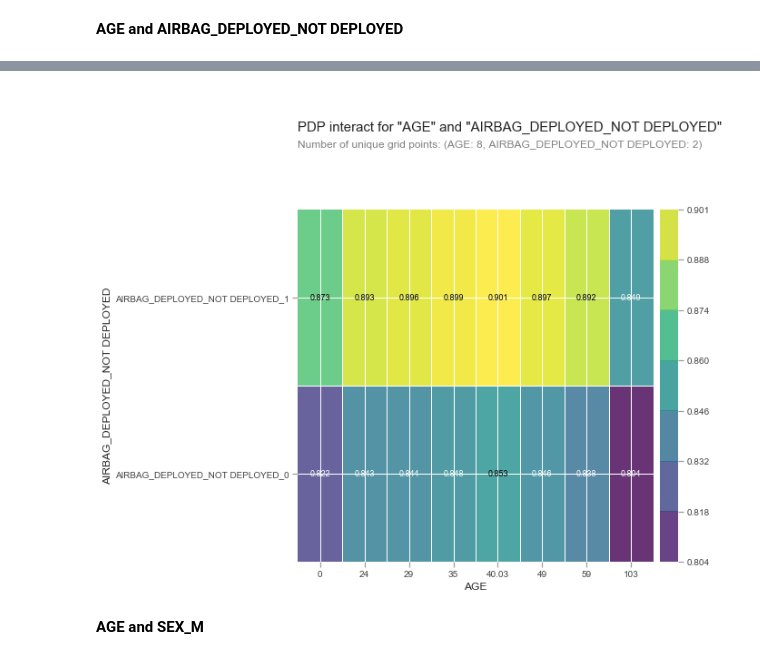
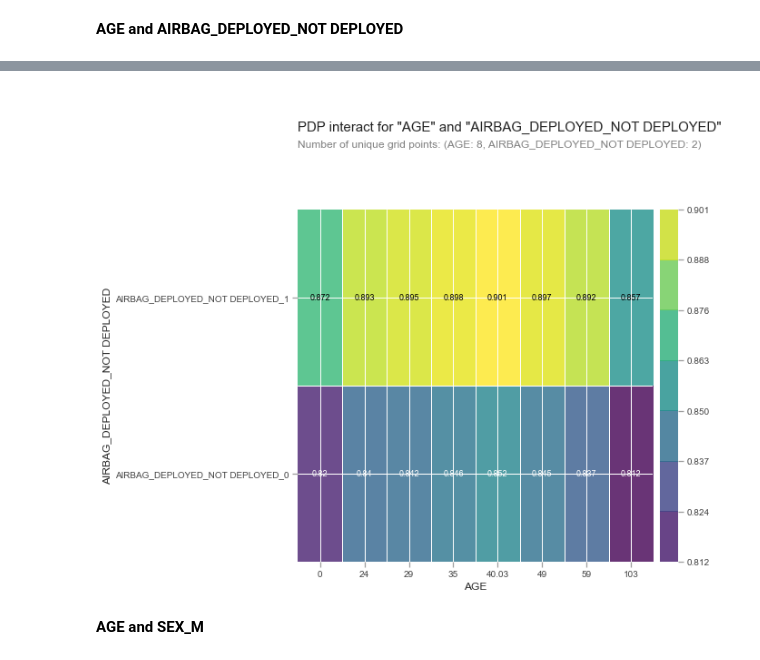
Before and after one commit to shantanu156/vision_zero_chicago_project, a Jupyter notebook: Sprint 3/Tony (For Sprint 3).ipynb, the cells around one changed output, grey strips where cells are left out. Cells and saved outputs as stored; diff of their text form; code cells hidden in the pictures.

```diff
--- a/Sprint 3/Tony (For Sprint 3).ipynb
+++ b/Sprint 3/Tony (For Sprint 3).ipynb
@@ -1093,9 +1111,10 @@ lb = preprocessing.LabelBinarizer()
 y_train=lb.fit_transform(y_train)
 # %%
 #Create a Random Forest Classifier
-clf=RandomForestClassifier(n_estimators=100)
+clf = RandomForestClassifier(n_estimators=100)
 
 #Train the model using the training sets y_pred=clf.predict(X_test)
 scores = cross_val_score(clf, X_train, y_train, cv=5)
+clf.fit(X_train, y_train)
 print('Accuracy', np.mean(scores), scores)
 # %% [output]
@@ -1362,29 +1381,3 @@ ax = sns.heatmap(corr, annot=True, ax=ax); ax.set_title("Cramer V Correlation be
 - AIRBAG_DEPLOYED_NOT DEPLOYED and VEHICLE_YEAR_OLD (<2010)
 
 - INTERSECTION_RELATED_I and FIRST_CONTACT_POINT
-# %%
-from sklearn.inspection import partial_dependence
-from mpl_toolkits.mplot3d import Axes3D
-
-fig = plt.figure(figsize=(16, 20))
-
-
-features = ('AGE', 'AIRBAG_DEPLOYED_NOT DEPLOYED')
-pdp, axes = partial_dependence(clf, X_train, features=features,
-                               grid_resolution=20)
-XX, YY = np.meshgrid(axes[0], axes[1])
-Z = pdp[0].T
-ax = Axes3D(fig)
-surf = ax.plot_surface(XX, YY, Z, rstride=1, cstride=1,
-                       cmap=plt.cm.BuPu, edgecolor='k')
-ax.set_xlabel(features[0])
-ax.set_ylabel(features[1])
-ax.set_zlabel('Partial dependence')
-#  pretty init view
-ax.view_init(elev=22, azim=122)
-plt.colorbar(surf)
-plt.suptitle('Partial dependence of AGE\n'
-             'AIRBAG')
-plt.subplots_adjust(top=0.9)
-
-plt.show()
@@ -1393,7 +1384,11 @@ plt.show()
 # %% [markdown]
 **AGE and AIRBAG_DEPLOYED_NOT DEPLOYED**
 # %%
-# !pip install pdpbox
+installedPackages = {pkg.key for pkg in pkg_resources.working_set}
+required = {'pdpbox'}
+missing = required - installedPackages
+if missing:
+    !pip install pdpbox
 
 from pdpbox import pdp, get_dataset, info_plots
 
@@ -1405,4 +1415,4 @@ fig, axes = pdp.pdp_interact_plot(inter1, ['AGE', 'AIRBAG_DEPLOYED_NOT DEPLOYED'
-[figure, old version]
+[figure, new version]
 # %% [markdown]
 **AGE and SEX_M**
 # %%
```
Also changed, not shown: parts of 46 cells of this notebook.
